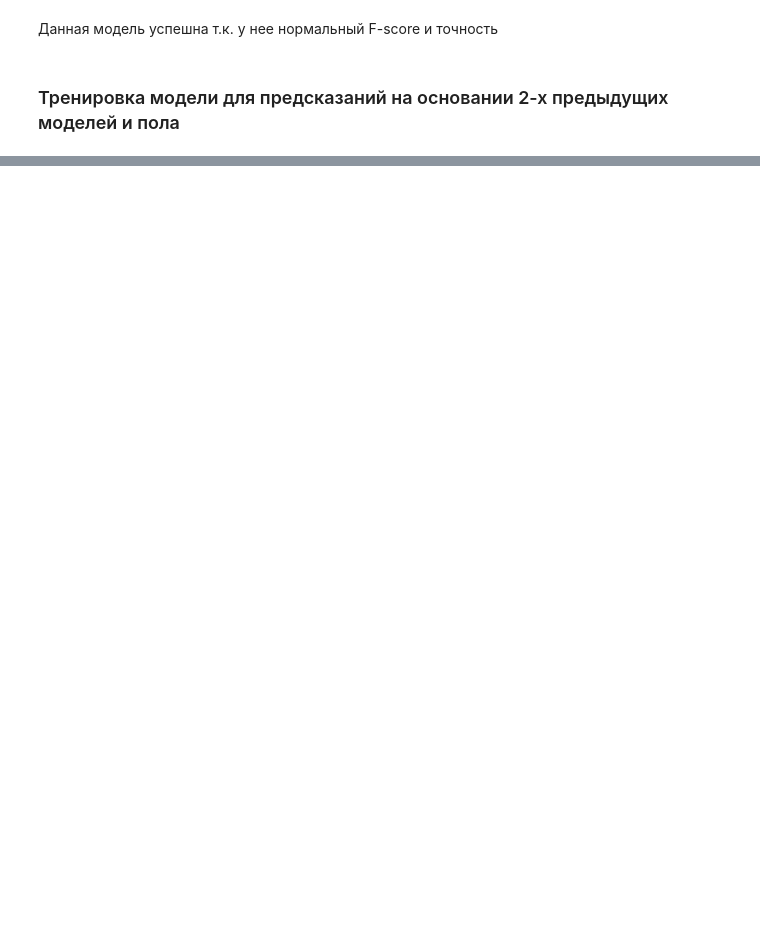
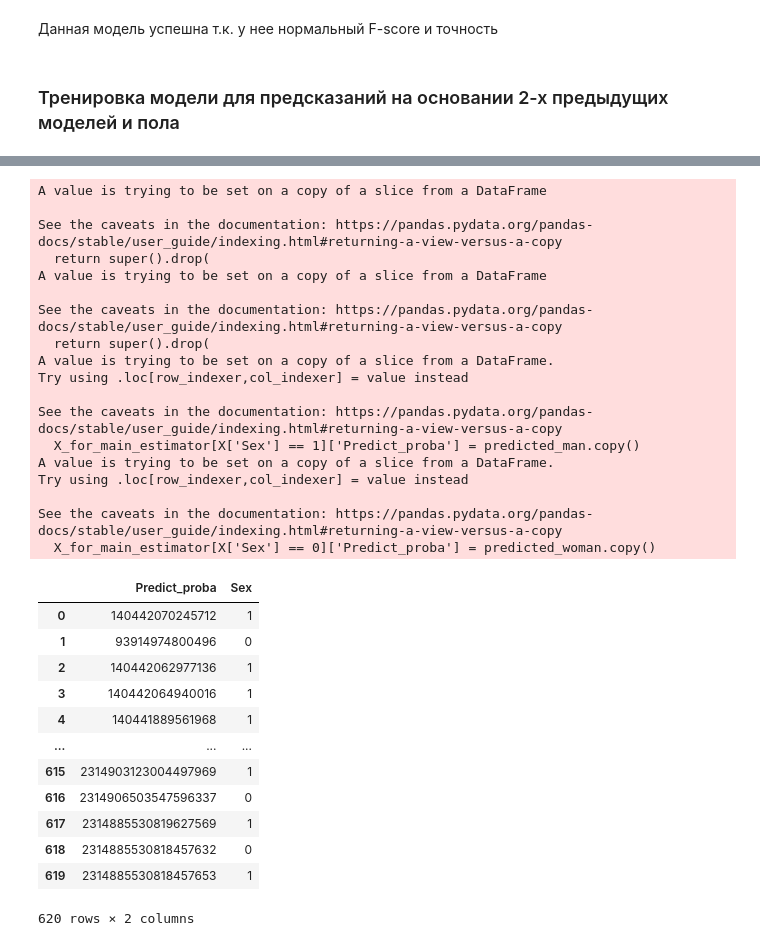
Before and after one commit to VsevolodKozlov-git/kaggle-titanic-competition, a Jupyter notebook: second_try.ipynb, the cells around one changed output, grey strips where cells are left out. Drawn from its saved outputs; the diff is of its cells as text; code cells hidden in the pictures; blank space fills up the shorter version.

Commit message:
found problem with classifiers

```diff
--- a/second_try.ipynb
+++ b/second_try.ipynb
@@ -470,9 +470,9 @@ from sklearn.utils.validation import check_X_y, check_array, check_is_fitted
 
 
 class MainClassifier(BaseEstimator, ClassifierMixin):
-    def __init__(self, man_estimator, woman_estimator, fit_intercept, C, class_weight):
-        self.man_estimator = man_estimator
-        self.woman_estimator = woman_estimator
+    def __init__(self, estimator_men, estimator_women, fit_intercept, C, class_weight):
+        self.estimator_men = estimator_men
+        self.estimator_women = estimator_women
         self.fit_intercept = fit_intercept
         self.C = C
         self.class_weight = class_weight
@@ -482,26 +482,23 @@ class MainClassifier(BaseEstimator, ClassifierMixin):
         # Вычисление вероятностей для женщин
         X_women = X[X['Sex'] == 0]
         X_women.drop(labels=['Sex'], axis=1, inplace=True)
-        predicted_woman = self.woman_estimator.predict(X_women)
+        predicted_woman = self.estimator_women.predict(X_women)
         # Вычисление вероятностей для мужчин
         X_man = X[X['Sex'] == 1]
         X_man.drop(labels=['Sex'], axis=1, inplace=True)
-        predicted_man = self.man_estimator.predict(X_man)
+        predicted_man = self.estimator_men.predict(X_man)
 
         # Запись данных для главного классификатора в DataFrame
         samples = X.shape[0]
         X_for_main_estimator = pd.DataFrame(np.empty((samples,2),dtype='int'),columns=['Predict_proba', 'Sex'])
         X_for_main_estimator['Sex'] = X['Sex']
-
-        X_for_main_estimator[X['Sex'] == 1]['Predict_proba'] = predicted_man
-        X_for_main_estimator[X['Sex'] == 0]['Predict_proba'] = predicted_woman
+        X_for_main_estimator[X['Sex'] == 1]['Predict_proba'] = predicted_man.copy()
+        X_for_main_estimator[X['Sex'] == 0]['Predict_proba'] = predicted_woman.copy()
 
         return X_for_main_estimator
 
     def fit(self, X, y):
         # Check that X and y have correct shape
-        X, y = check_X_y(X, y)
-
         X_transformed = self.tranform_X_for_main_estimator(X)
 
         self.main_estimator = LogisticRegression(C=self.C, fit_intercept=self.fit_intercept, class_weight=self.class_weight)
@@ -509,9 +506,6 @@ class MainClassifier(BaseEstimator, ClassifierMixin):
         return self
 
     def predict(self, X):
-
-        # Input validation
-        X = check_array(X)
         if check_is_fitted:
             X_transformed = self.tranform_X_for_main_estimator(X)
             return self.main_estimator.predict(X_transformed)
@@ -520,3 +514,15 @@ class MainClassifier(BaseEstimator, ClassifierMixin):
 
     def check_is_fitted(self):
         return self.main_estimator is not None
+# %%
+c = MainClassifier(estimator_men, estimator_women, True, 1, 'balanced')
+# %%
+
+df_train, df_test = train_test_split(df_model,train_size=0.7)
+for df in [df_train, df_test]:
+    df.reset_index(drop=True, inplace=True)
+X_train = df_train.drop(labels=['Survived'], axis=1)
+y_train = df_train['Survived']
+X_test = df_test.drop(labels=['Survived'], axis=1)
+y_test = df_test['Survived']
+c.fit(X_train, y_train);
@@ -522,0 +561,34 @@ class MainClassifier(BaseEstimator, ClassifierMixin):
+# %%
+c.tranform_X_for_main_estimator(X_train)
+# %% [output]
+A value is trying to be set on a copy of a slice from a DataFrame
+
+See the caveats in the documentation: https://pandas.pydata.org/pandas-docs/stable/user_guide/indexing.html#returning-a-view-versus-a-copy
+  return super().drop(
+A value is trying to be set on a copy of a slice from a DataFrame
+
+See the caveats in the documentation: https://pandas.pydata.org/pandas-docs/stable/user_guide/indexing.html#returning-a-view-versus-a-copy
+  return super().drop(
+A value is trying to be set on a copy of a slice from a DataFrame.
+Try using .loc[row_indexer,col_indexer] = value instead
+
+See the caveats in the documentation: https://pandas.pydata.org/pandas-docs/stable/user_guide/indexing.html#returning-a-view-versus-a-copy
+  X_for_main_estimator[X['Sex'] == 1]['Predict_proba'] = predicted_man.copy()
+A value is trying to be set on a copy of a slice from a DataFrame.
+Try using .loc[row_indexer,col_indexer] = value instead
+
+See the caveats in the documentation: https://pandas.pydata.org/pandas-docs/stable/user_guide/indexing.html#returning-a-view-versus-a-copy
+  X_for_main_estimator[X['Sex'] == 0]['Predict_proba'] = predicted_woman.copy()
+|  | Predict_proba | Sex |
+| 0 | 140442070245712 | 1 |
+| 1 | 93914974800496 | 0 |
+| 2 | 140442062977136 | 1 |
+| 3 | 140442064940016 | 1 |
+| 4 | 140441889561968 | 1 |
+| ... | ... | ... |
+| 615 | 2314903123004497969 | 1 |
+| 616 | 2314906503547596337 | 0 |
+| 617 | 2314885530819627569 | 1 |
+| 618 | 2314885530818457632 | 0 |
+| 619 | 2314885530818457653 | 1 |
+620 rows × 2 columns
```
Also changed, not shown: parts of 6 cells of this notebook.
